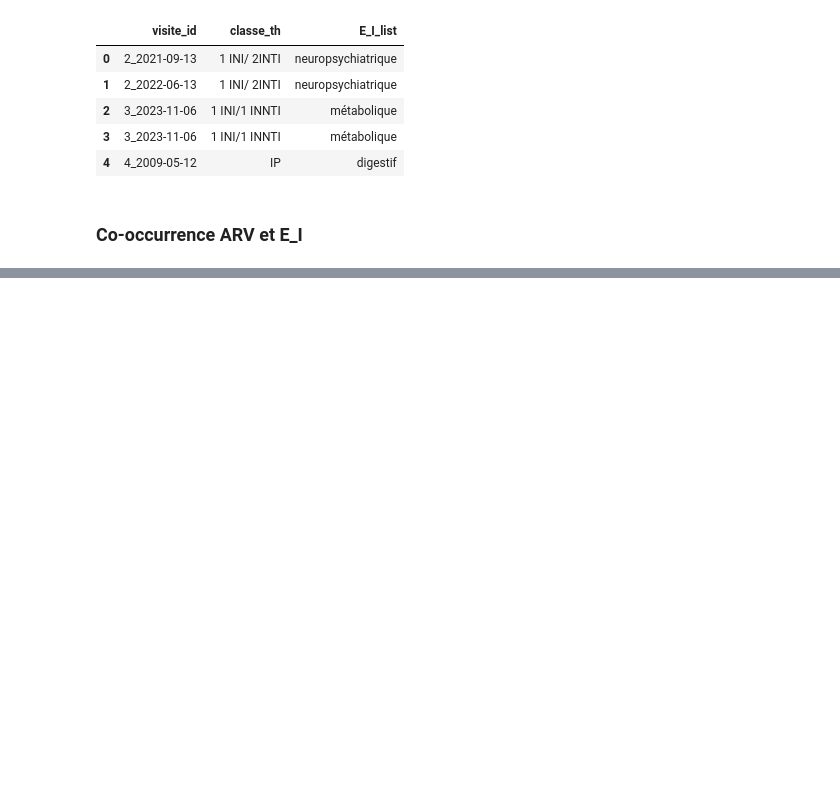
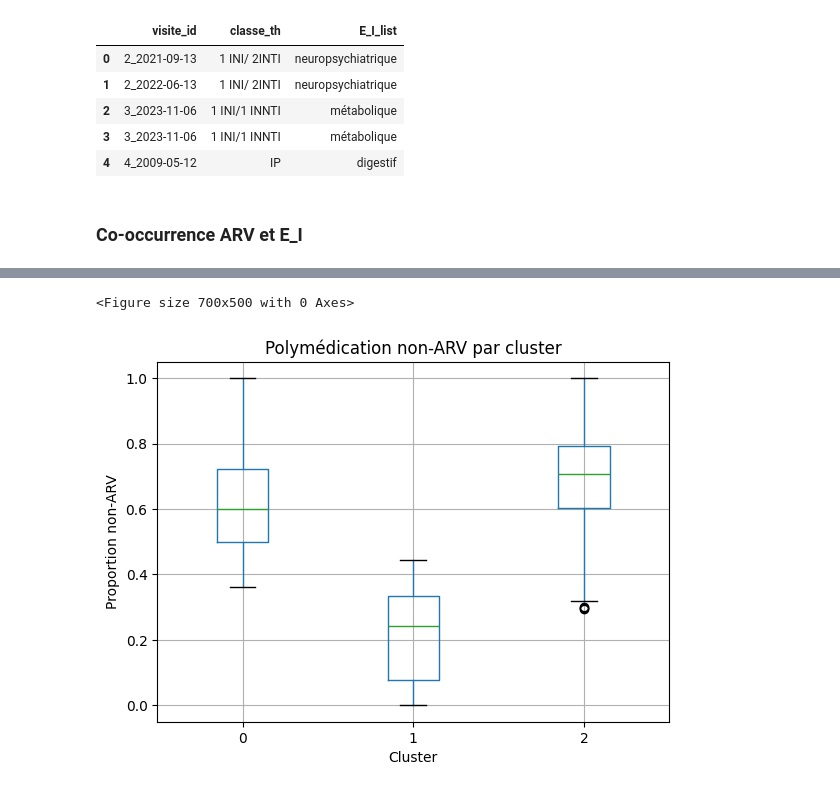
Before and after one commit to touXik/OCTAVIA, a Jupyter notebook: Prescription/analyse_descriptive.ipynb, the cells around one changed output, grey strips where cells are left out. Saved outputs shown, nothing was run; the diff lists cells and outputs as text; code cells hidden in the pictures; blank space fills up the shorter version.

```diff
--- a/Prescription/analyse_descriptive.ipynb
+++ b/Prescription/analyse_descriptive.ipynb
@@ -573,0 +697,11 @@ plt.show()
+# %%
+plt.figure(figsize=(7,5))
+patient_df.boxplot(column='avg_non_ARV', by='cluster')
+plt.title('Polymédication non-ARV par cluster')
+plt.suptitle('')
+plt.xlabel('Cluster')
+plt.ylabel('Proportion non-ARV')
+plt.show()
+# %% [output]
+<Figure size 700x500 with 0 Axes>
+[figure, added]
```
Also changed, not shown: parts of 21 cells of this notebook, 1 other file.
